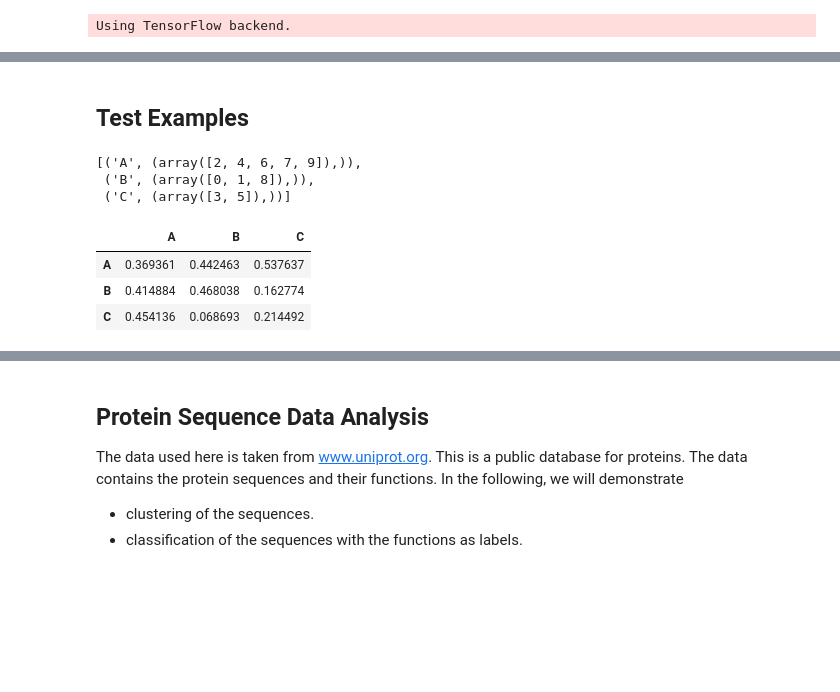
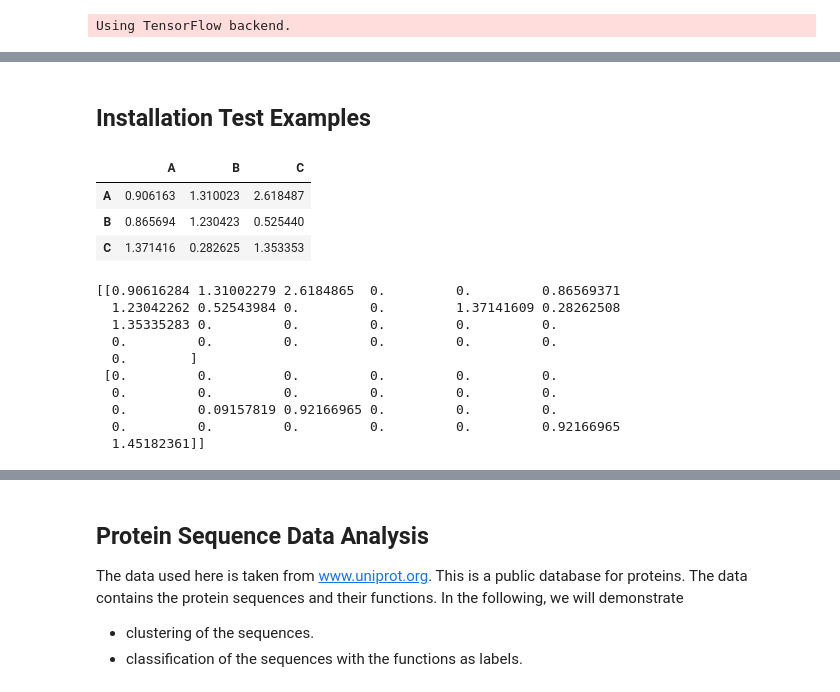
Before and after one commit to cran2367/sgt, a Jupyter notebook: python/sgt.ipynb, the cells around one changed output, grey strips where cells are left out. Cells and saved outputs as stored; diff of their text form; code cells hidden in the pictures; blank space fills up the shorter version.

```diff
--- a/python/sgt.ipynb
+++ b/python/sgt.ipynb
@@ -40,2 +144,2 @@ tf.__version__
 # %% [markdown]
-## Test Examples
+## Installation Test Examples
@@ -49,14 +146,36 @@ kappa = 5
-# %%
-sgt.getpositions(sequence = sequence, alphabets = alphabets)
-# %% [output]
-[('A', (array([2, 4, 6, 7, 9]),)),
- ('B', (array([0, 1, 8]),)),
- ('C', (array([3, 5]),))]
-# %%
-sgt.fit(sequence, alphabets, lengthsensitive, kappa, flatten=False)
-# %% [output]
-|  | A | B | C |
-| A | 0.369361 | 0.442463 | 0.537637 |
-| B | 0.414884 | 0.468038 | 0.162774 |
-| C | 0.454136 | 0.068693 | 0.214492 |
+# %%
+# Learning a sgt embedding as a matrix with
+# rows and columns as the sequence alphabets.
+# This embedding shows the relationship between
+# the alphabets. The higher the value the
+# stronger the relationship.
+
+sgt = Sgt(flatten=False)
+sequence = np.array(["B","B","A","C","A","C","A","A","B","A"])
+sgt.fit(sequence)
+# %% [output]
+|  | A | B | C |
+| A | 0.906163 | 1.310023 | 2.618487 |
+| B | 0.865694 | 1.230423 | 0.525440 |
+| C | 1.371416 | 0.282625 | 1.353353 |
+# %%
+# Learning the sgt embeddings as vector for
+# all sequences in a corpus.
+
+sgt = Sgt(kappa=1, lengthsensitive=False)
+corpus = [["B","B","A","C","A","C","A","A","B","A"], ["C", "Z", "Z", "Z", "D"]]
+
+s = sgt.fit_transform(corpus)
+print(s)
+# %% [output]
+[[0.90616284 1.31002279 2.6184865  0.         0.         0.86569371
+  1.23042262 0.52543984 0.         0.         1.37141609 0.28262508
+  1.35335283 0.         0.         0.         0.         0.
+  0.         0.         0.         0.         0.         0.
+  0.        ]
+ [0.         0.         0.         0.         0.         0.
+  0.         0.         0.         0.         0.         0.
+  0.         0.09157819 0.92166965 0.         0.         0.
+  0.         0.         0.         0.         0.         0.92166965
+  1.45182361]]
 # %%
```
Also changed, not shown: parts of 30 cells of this notebook, 13 other files.
